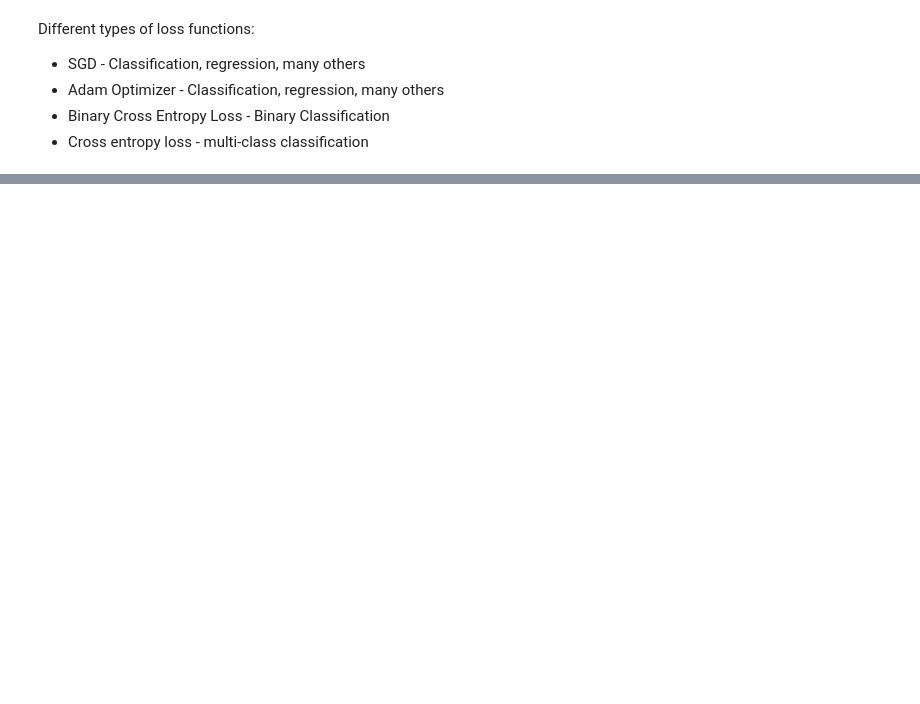
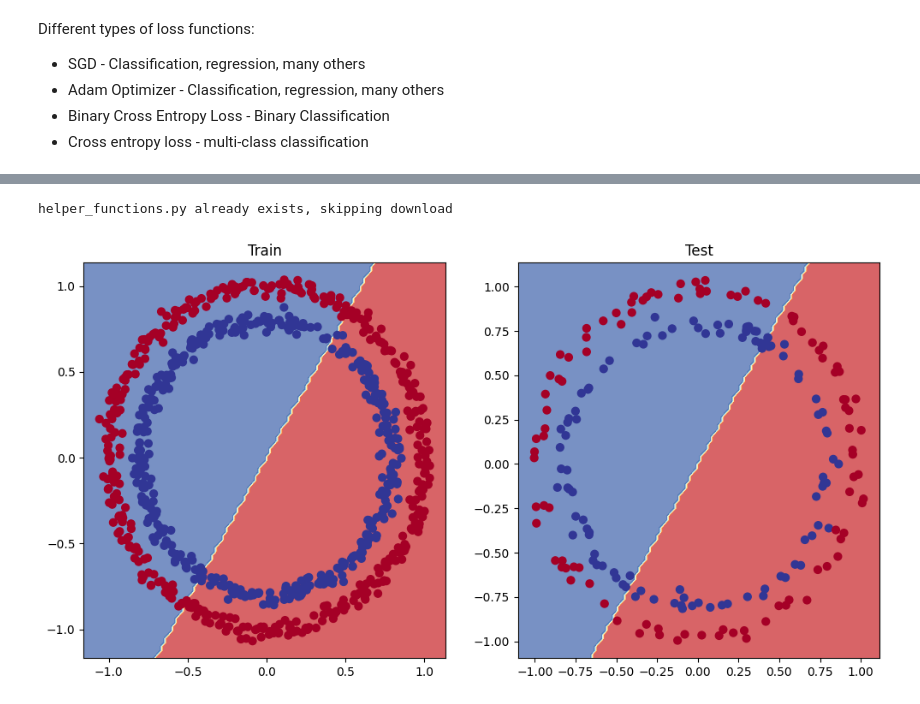
Before and after one commit to JWiseman-git/ml_sandbox, a Jupyter notebook: pytorch_recap.ipynb, the cells around one changed output, grey strips where cells are left out. Drawn from its saved outputs; the diff is of its cells as text; code cells hidden in the pictures; blank space fills up the shorter version.

```diff
--- a/pytorch_recap.ipynb
+++ b/pytorch_recap.ipynb
@@ -804,3 +804,20 @@ def accuracy_fn(y_true, y_pred):
     correct = torch.eq(y_true, y_pred).sum().item() # torch.eq() calculates where two tensors are equal
     acc = (correct / len(y_pred)) * 100
     return acc
+# %%
+# logits > prediction probabilities
+
+# View the frist 5 outputs of the forward pass on the test data
+y_logits = model_0(X_test.to(device))[:5]
+y_pred_probs = torch.sigmoid(y_logits)
+# Find the predicted labels (round the prediction probabilities)
+y_preds = torch.round(y_pred_probs)
+
+# In full
+y_pred_labels = torch.round(torch.sigmoid(model_0(X_test.to(device))[:5]))
+
+# Check for equality
+print(torch.eq(y_preds.squeeze(), y_pred_labels.squeeze()))
+
+# Get rid of extra dimension
+y_preds.squeeze()
@@ -806,0 +889,27 @@ def accuracy_fn(y_true, y_pred):
+# %%
+import requests
+from pathlib import Path
+
+# Download helper functions from Learn PyTorch repo (if not already downloaded)
+if Path("helper_functions.py").is_file():
+  print("helper_functions.py already exists, skipping download")
+else:
+  print("Downloading helper_functions.py")
+  request = requests.get("https://raw.githubusercontent.com/mrdbourke/pytorch-deep-learning/main/helper_functions.py")
+  with open("helper_functions.py", "wb") as f:
+    f.write(request.content)
+
+from helper_functions import plot_predictions, plot_decision_boundary
+# %% [output]
+helper_functions.py already exists, skipping download
+# %%
+# Plot decision boundaries for training and test sets
+plt.figure(figsize=(12, 6))
+plt.subplot(1, 2, 1)
+plt.title("Train")
+plot_decision_boundary(model_0, X_train, y_train)
+plt.subplot(1, 2, 2)
+plt.title("Test")
+plot_decision_boundary(model_0, X_test, y_test)
+# %% [output]
+[figure, added]
```
Also changed, not shown: parts of 4 cells of this notebook.
